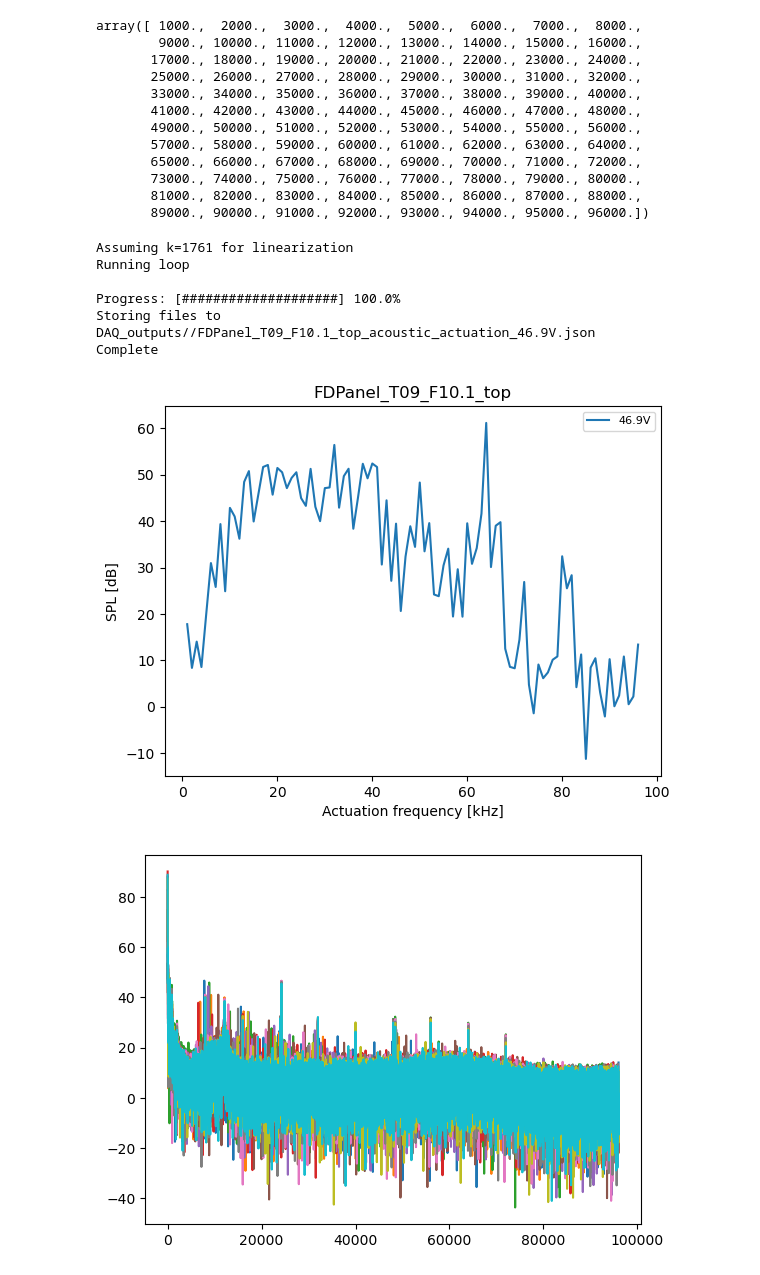
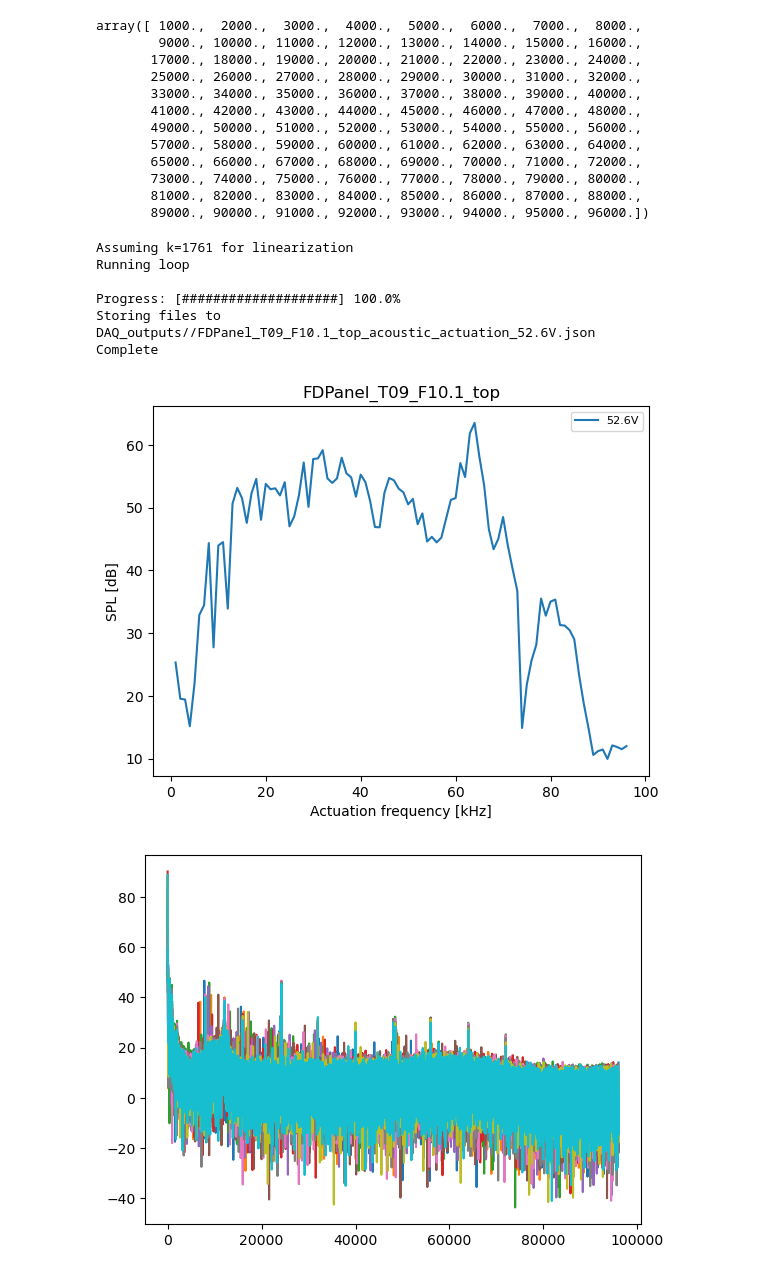
Before and after one commit to daguiam/polytec_nidaq_characterization_setup, a Jupyter notebook: DAQ_microphone_data_acquisition.ipynb, the cells around one changed output. Drawn from its saved outputs; the diff is of its cells as text; code cells hidden in the pictures.

```diff
--- a/DAQ_microphone_data_acquisition.ipynb
+++ b/DAQ_microphone_data_acquisition.ipynb
@@ -413,7 +413,7 @@ frequency_list = np.linspace(1,96,96)*1e3
 
 
 # select the displacement/voltage value expected at dc
-max_displacement = 150*1e-9
+max_displacement = 200*1e-9
 
 data_dict = dict()
 
@@ -492,6 +492,8 @@ data_dict['signal'] = dict()
 
 # data_dict['vibrometer_amplitude'] = []
 data_dict['microphone_frequency_peak_spl'] = []
+data_dict['microphone_frequency_peak_frequency'] = []
+data_dict['microphone_frequency_frequency_error'] = []
 
 print("Running loop ")
 print("")
@@ -622,6 +624,12 @@ for f_i, frequency in enumerate(frequency_list):
     data_dict['signal'][f_i]['ref_I'] = np.array(data_dict['signal'][f_i]['ref_I'])*data_dict['actuation_amplifier_gain']
 
     data_dict['microphone_frequency_peak_spl'].append(microphone_frequency_peak_spl)
+    data_dict['microphone_frequency_peak_frequency'].append(microphone_frequency_peak_frequency)
+    data_dict['microphone_frequency_frequency_error'].append(microphone_frequency_frequency_error)
+
+
+
+
 progress_bar(1)
 
 max_voltage = data_dict['actuation_max_voltage']
@@ -654,35 +662,35 @@ if 1:
 
 if 0:
     plt.figure()
 
     frequencies = np.array(data_dict['signal_frequencies'])
     # amplitude = np.array(data_dict['microphone_frequency_peak_spl'])
 
     for f_i, frequency in enumerate(data_dict['signal_frequencies']):
         sig_spl =  data_dict['signal'][f_i]["microphone_spl"]
         sig_freqs = data_dict['signal'][f_i]["microphone_freqs"]
         plt.plot(sig_freqs, sig_spl)
 
     plt.xlabel("Frequencies [Hz]")
     plt.xlabel("SPL [dB]")
 
 
 print("Storing files to ", output_filename)
 
 with open(output_filename, 'w') as fp:
     json.dump(data_dict, fp, cls=NumpyArrayEncoder, indent=None)
 
 print("Complete")
 
 # data_dict.keys()
 # %% [output]
 Assuming k=1761 for linearization
 Running loop
 
 Progress: [####################] 100.0%
-Storing files to  DAQ_outputs//FDPanel_T09_F10.1_top_acoustic_actuation_46.9V.json
+Storing files to  DAQ_outputs//FDPanel_T09_F10.1_top_acoustic_actuation_52.6V.json
 Complete
-[figure, old version]
+[figure, new version]
 # %%
 
 if 1:
```
Also changed, not shown: 1 other file.
